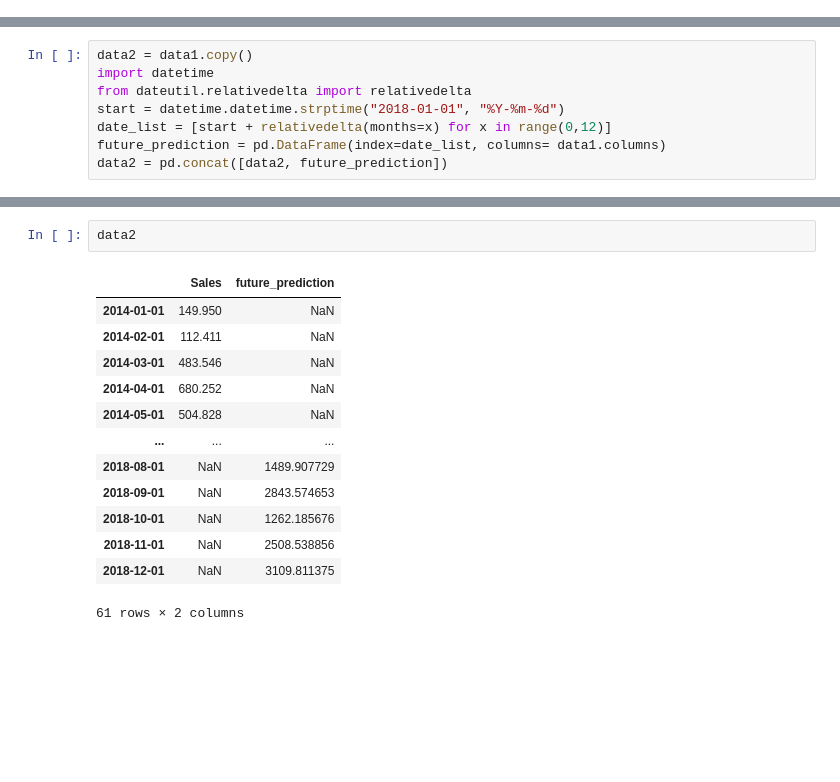
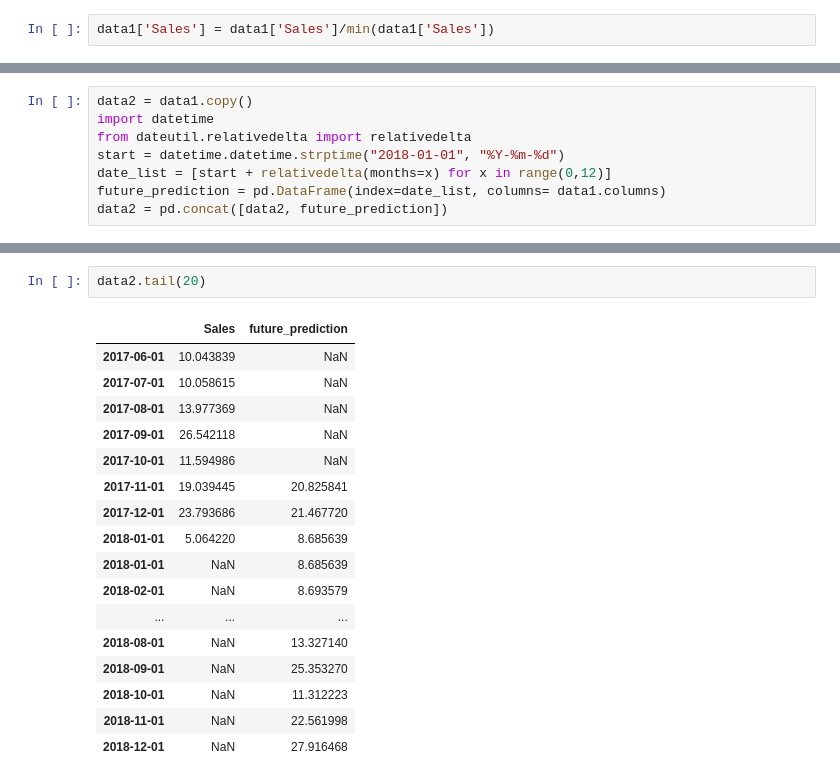
Before and after one commit to SriNithin965/project-4-2, a Jupyter notebook: code/ARIMA_GRID.ipynb, the cells around one changed output, grey strips where cells are left out. Cells and saved outputs as stored; diff of their text form; blank space fills up the shorter version.

```diff
--- a/code/ARIMA_GRID.ipynb
+++ b/code/ARIMA_GRID.ipynb
@@ -50,6 +59,8 @@ data1.head(10)
 | 2014-08-01 | 884.666 |
 | 2014-09-01 | 947.648 |
 | 2014-10-01 | 672.993 |
+# %%
+data1['Sales'] = data1['Sales']/min(data1['Sales'])
 # %% [markdown]
 *HERE THE PLOT*
 # %%
@@ -224,16 +227,20 @@ plt.show()
 # %%
-data2
+data2.tail(20)
 # %% [output]
 |  | Sales | future_prediction |
-| 2014-01-01 | 149.950 | NaN |
-| 2014-02-01 | 112.411 | NaN |
-| 2014-03-01 | 483.546 | NaN |
-| 2014-04-01 | 680.252 | NaN |
-| 2014-05-01 | 504.828 | NaN |
+| 2017-06-01 | 10.043839 | NaN |
+| 2017-07-01 | 10.058615 | NaN |
+| 2017-08-01 | 13.977369 | NaN |
+| 2017-09-01 | 26.542118 | NaN |
+| 2017-10-01 | 11.594986 | NaN |
+| 2017-11-01 | 19.039445 | 20.825841 |
+| 2017-12-01 | 23.793686 | 21.467720 |
+| 2018-01-01 | 5.064220 | 8.685639 |
+| 2018-01-01 | NaN | 8.685639 |
+| 2018-02-01 | NaN | 8.693579 |
 | ... | ... | ... |
-| 2018-08-01 | NaN | 1489.907729 |
-| 2018-09-01 | NaN | 2843.574653 |
-| 2018-10-01 | NaN | 1262.185676 |
-| 2018-11-01 | NaN | 2508.538856 |
-| 2018-12-01 | NaN | 3109.811375 |
+| 2018-08-01 | NaN | 13.327140 |
+| 2018-09-01 | NaN | 25.353270 |
+| 2018-10-01 | NaN | 11.312223 |
+| 2018-11-01 | NaN | 22.561998 |
+| 2018-12-01 | NaN | 27.916468 |
-61 rows × 2 columns
```
Also changed, not shown: parts of 9 cells of this notebook.
